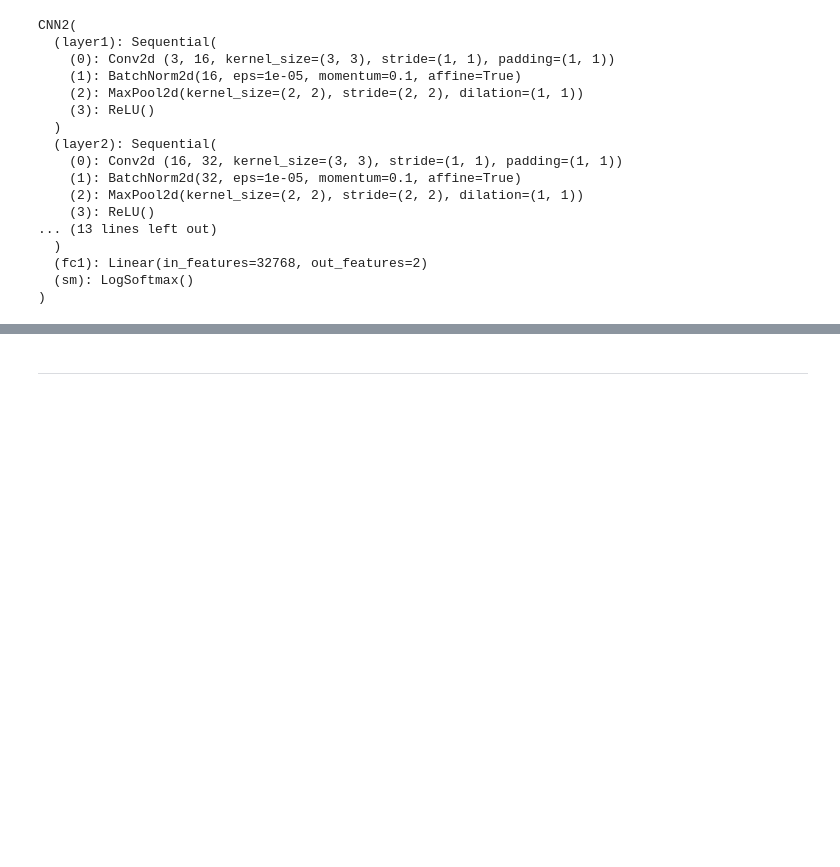
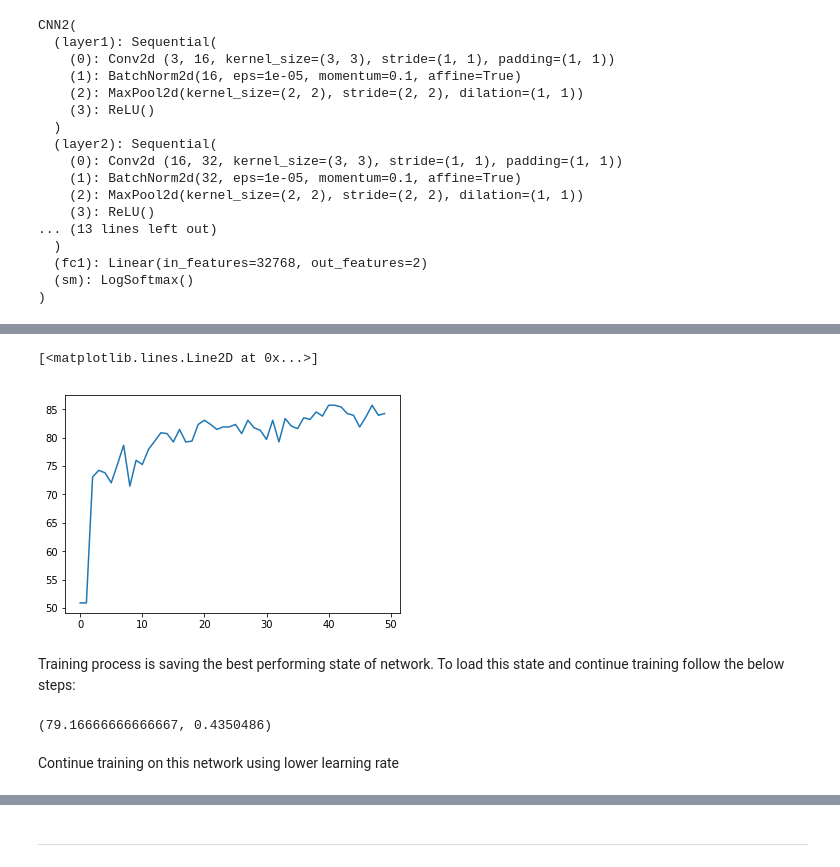
Before and after one commit to shik3519/DL-Xray, a Jupyter notebook: x-ray convnet from scratch.ipynb, the cells around one changed output, grey strips where cells are left out. Cells and saved outputs as stored; diff of their text form; code cells hidden in the pictures; blank space fills up the shorter version.

```diff
--- a/x-ray convnet from scratch.ipynb
+++ b/x-ray convnet from scratch.ipynb
@@ -423,0 +478,7 @@ torch.save(cnn.state_dict(), 'cnn.pkl')
+# %%
+plt.plot(ta)
+# %% [output]
+[<matplotlib.lines.Line2D at 0x...>]
+[figure, added]
+# %% [markdown]
+Training process is saving the best performing state of network. To load this state and continue training follow the below steps:
@@ -423,0 +487,10 @@ torch.save(cnn.state_dict(), 'cnn.pkl')
+# %%
+#loading the state in the network and predicting on the validation
+cnn3 = CNN2()
+cnn3.cuda()
+cnn3.load_state_dict(checkpoint['state_dict'])
+predict(cnn3,valid_loader,False)
+# %% [output]
+(79.16666666666667, 0.4350486)
+# %% [markdown]
+Continue training on this network using lower learning rate
```
Also changed, not shown: parts of 26 cells of this notebook.
